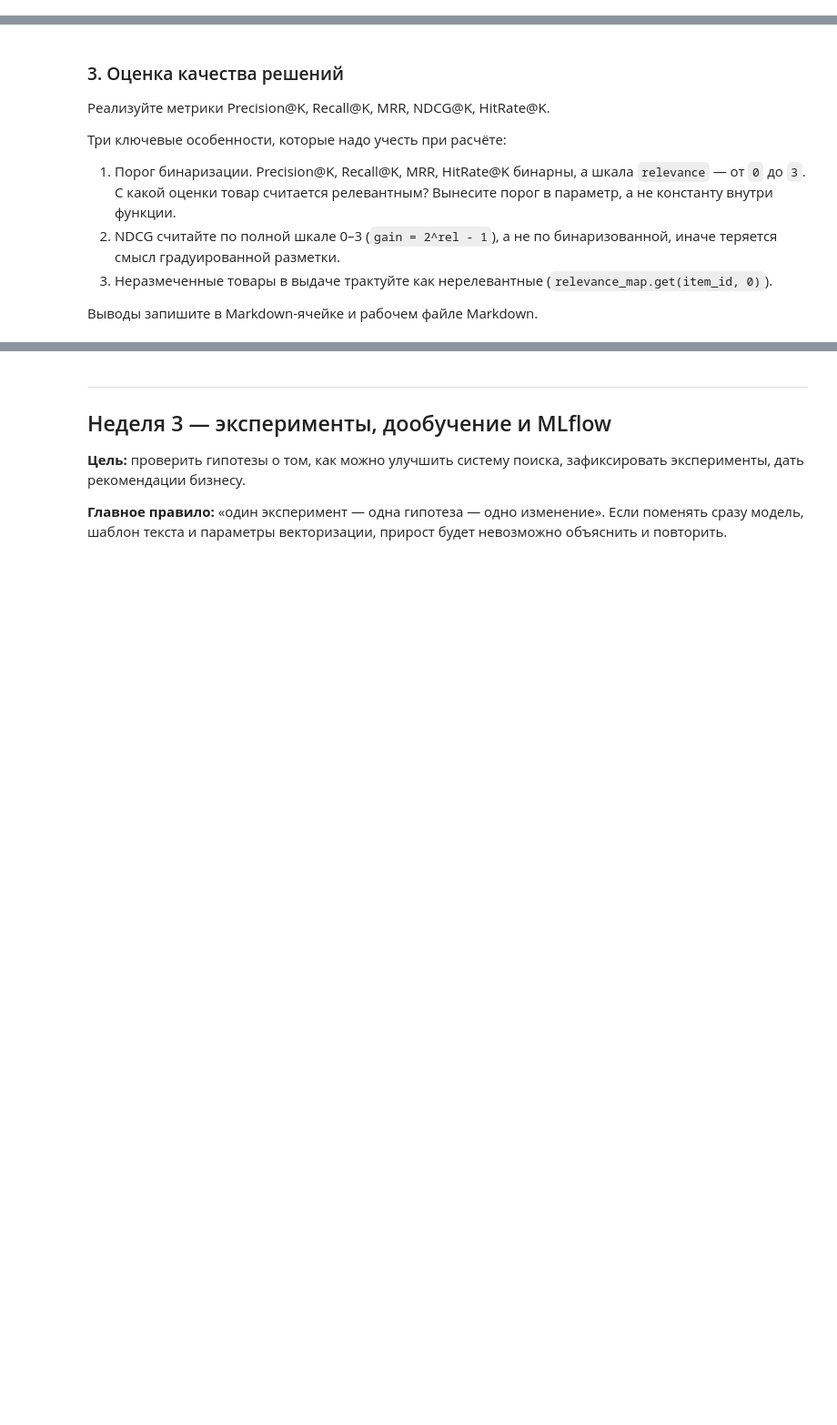
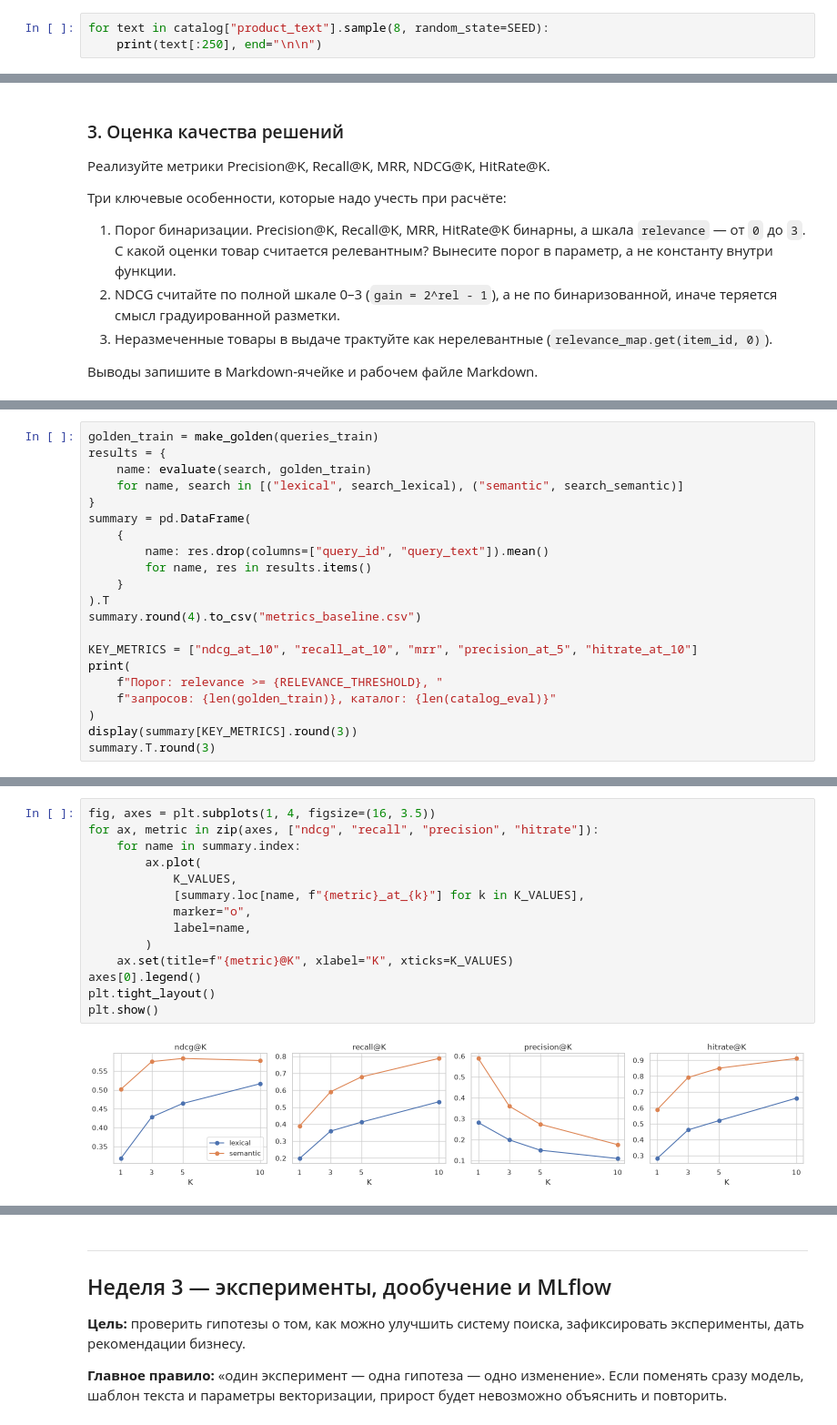
Before and after one commit to India-Lima/semantic-search, a Jupyter notebook: semantic_search_project.ipynb, the cells around one changed output, grey strips where cells are left out. Shown at 91% size. Drawn from its saved outputs; the diff is of its cells as text; blank space fills up the shorter version.

```diff
--- a/semantic_search_project.ipynb
+++ b/semantic_search_project.ipynb
@@ -268,0 +687,3 @@ print("\nСамые редкие:", subj.tail(10).to_dict())
+# %%
+for text in catalog["product_text"].sample(8, random_state=SEED):
+    print(text[:250], end="\n\n")
@@ -312,0 +1014,21 @@ RELEVANCE_THRESHOLD = 2  # Ваше решение, его нужно обосн
+# %%
+golden_train = make_golden(queries_train)
+results = {
+    name: evaluate(search, golden_train)
+    for name, search in [("lexical", search_lexical), ("semantic", search_semantic)]
+}
+summary = pd.DataFrame(
+    {
+        name: res.drop(columns=["query_id", "query_text"]).mean()
+        for name, res in results.items()
+    }
+).T
+summary.round(4).to_csv("metrics_baseline.csv")
+
+KEY_METRICS = ["ndcg_at_10", "recall_at_10", "mrr", "precision_at_5", "hitrate_at_10"]
+print(
+    f"Порог: relevance >= {RELEVANCE_THRESHOLD}, "
+    f"запросов: {len(golden_train)}, каталог: {len(catalog_eval)}"
+)
+display(summary[KEY_METRICS].round(3))
+summary.T.round(3)
@@ -312,0 +1058,16 @@ RELEVANCE_THRESHOLD = 2  # Ваше решение, его нужно обосн
+# %%
+fig, axes = plt.subplots(1, 4, figsize=(16, 3.5))
+for ax, metric in zip(axes, ["ndcg", "recall", "precision", "hitrate"]):
+    for name in summary.index:
+        ax.plot(
+            K_VALUES,
+            [summary.loc[name, f"{metric}_at_{k}"] for k in K_VALUES],
+            marker="o",
+            label=name,
+        )
+    ax.set(title=f"{metric}@K", xlabel="K", xticks=K_VALUES)
+axes[0].legend()
+plt.tight_layout()
+plt.show()
+# %% [output]
+[figure, added]
```
Also changed, not shown: parts of 39 cells of this notebook, 1 other file.
